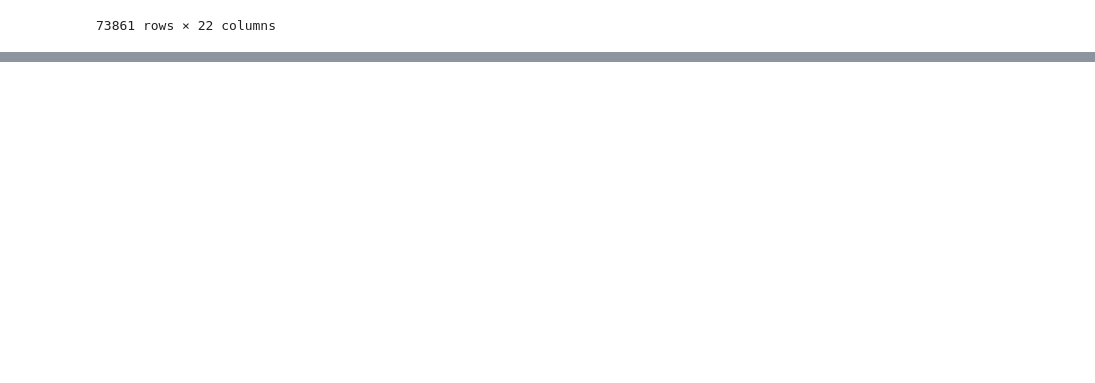
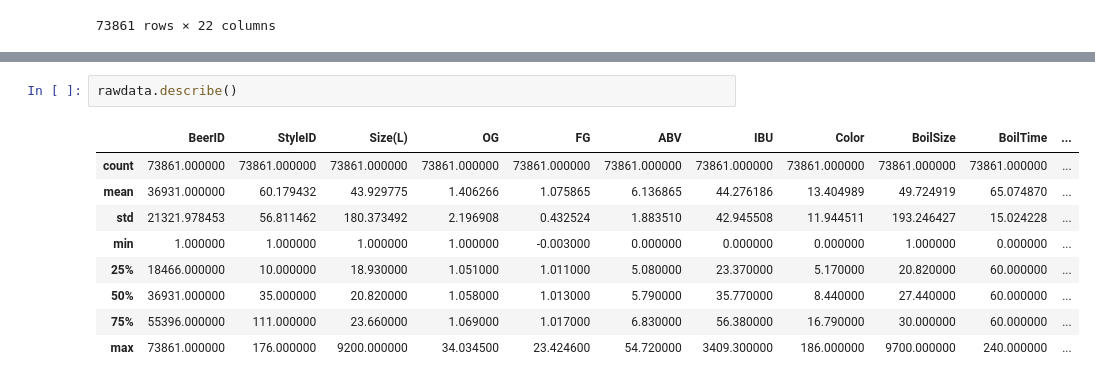
Before and after one commit to zealtez/kaggle, a Jupyter notebook: 01.beerRecipe/beerRecipe.ipynb, the cells around one changed output, grey strips where cells are left out. Drawn from its saved outputs; the diff is of its cells as text; blank space fills up the shorter version.

```diff
--- a/01.beerRecipe/beerRecipe.ipynb
+++ b/01.beerRecipe/beerRecipe.ipynb
@@ -48,0 +51,12 @@ Index(['BeerID', 'Name', 'URL', 'Style', 'StyleID', 'Size(L)', 'OG', 'FG',
+# %%
+rawdata.describe()
+# %% [output]
+|  | BeerID | StyleID | Size(L) | OG | FG | ABV | IBU | Color | BoilSize | BoilTime | ... |
+| count | 73861.000000 | 73861.000000 | 73861.000000 | 73861.000000 | 73861.000000 | 73861.000000 | 73861.000000 | 73861.000000 | 73861.000000 | 73861.000000 | ... |
+| mean | 36931.000000 | 60.179432 | 43.929775 | 1.406266 | 1.075865 | 6.136865 | 44.276186 | 13.404989 | 49.724919 | 65.074870 | ... |
+| std | 21321.978453 | 56.811462 | 180.373492 | 2.196908 | 0.432524 | 1.883510 | 42.945508 | 11.944511 | 193.246427 | 15.024228 | ... |
+| min | 1.000000 | 1.000000 | 1.000000 | 1.000000 | -0.003000 | 0.000000 | 0.000000 | 0.000000 | 1.000000 | 0.000000 | ... |
+| 25% | 18466.000000 | 10.000000 | 18.930000 | 1.051000 | 1.011000 | 5.080000 | 23.370000 | 5.170000 | 20.820000 | 60.000000 | ... |
+| 50% | 36931.000000 | 35.000000 | 20.820000 | 1.058000 | 1.013000 | 5.790000 | 35.770000 | 8.440000 | 27.440000 | 60.000000 | ... |
+| 75% | 55396.000000 | 111.000000 | 23.660000 | 1.069000 | 1.017000 | 6.830000 | 56.380000 | 16.790000 | 30.000000 | 60.000000 | ... |
+| max | 73861.000000 | 176.000000 | 9200.000000 | 34.034500 | 23.424600 | 54.720000 | 3409.300000 | 186.000000 | 9700.000000 | 240.000000 | ... |
```
Also changed, not shown: parts of 9 cells of this notebook.
